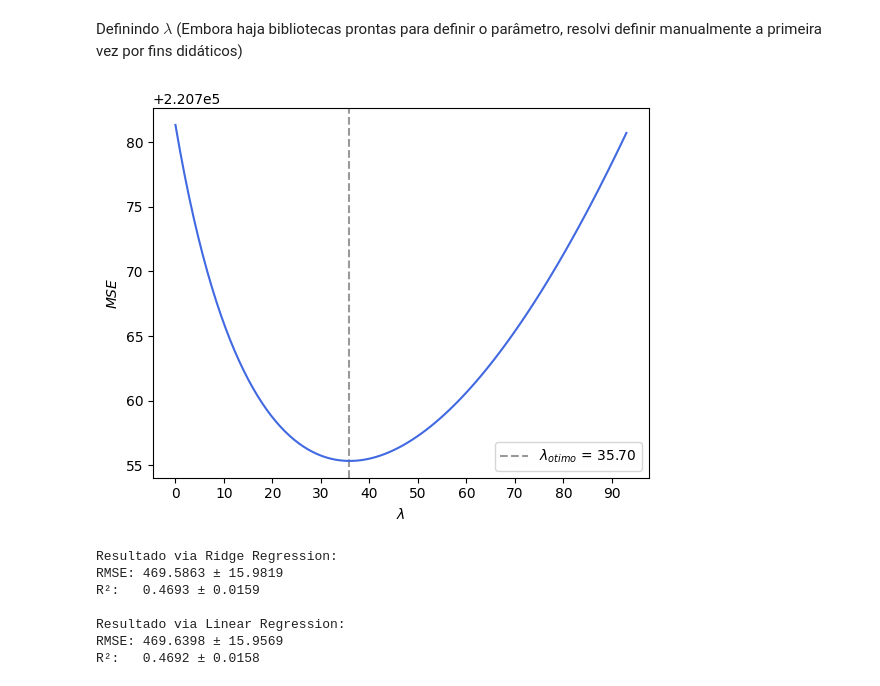
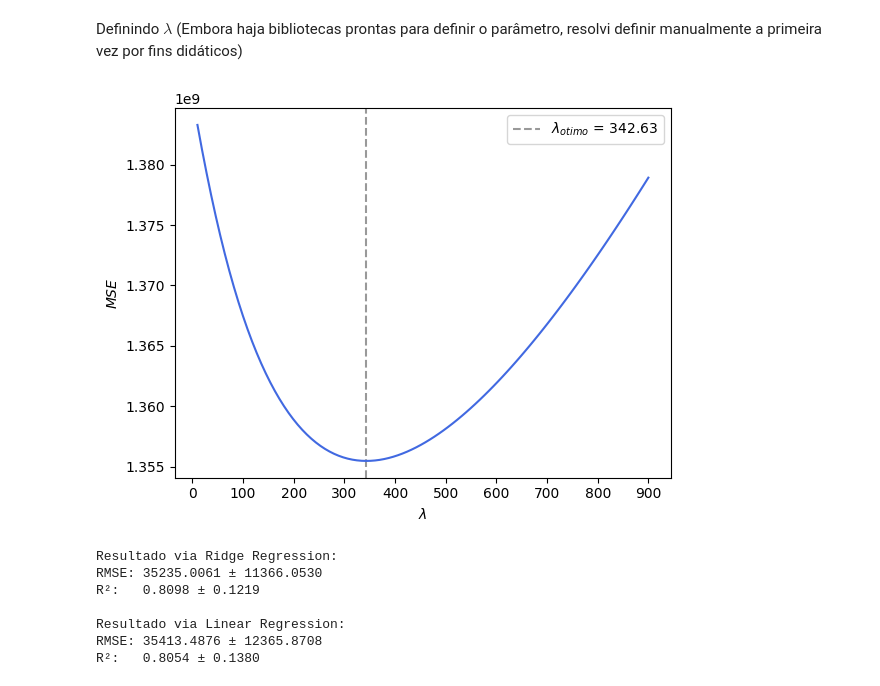
Before and after one commit to andrefsr/Estudos-em-Inteligencia-Artificial, a Jupyter notebook: 6 - Regularização (Ridge e Lasso)/ridge.ipynb, the cells around one changed output. Saved outputs shown, nothing was run; the diff lists cells and outputs as text; code cells hidden in the pictures.

```diff
--- a/6 - Regularização (Ridge e Lasso)/ridge.ipynb
+++ b/6 - Regularização (Ridge e Lasso)/ridge.ipynb
@@ -8,15 +8,16 @@ from sklearn.preprocessing import StandardScaler
 from sklearn.pipeline import Pipeline
 from sklearn.model_selection import KFold, cross_validate
 
-df = pd.read_csv('SeoulBikeData.csv')
+df = pd.read_csv('AmesHousing.csv')
 df = df.drop(columns=df.select_dtypes(include=object))
+df = df.dropna()
 
-X = df.drop(columns='Rented Bike Count')
-Y = df['Rented Bike Count']
+X = df.drop(columns='SalePrice')
+Y = df['SalePrice']
 # %% [markdown]
 Definindo $\lambda$ (Embora haja bibliotecas prontas para definir o parâmetro, resolvi definir manualmente a primeira vez por fins didáticos)
 # %%
-lamb = np.linspace(0,93,100)
+lamb = np.linspace(10,900,100)
 
 erros = []
 
@@ -34,17 +35,17 @@ for i in range(len(lamb)):
     erros.append(-mse['test_score'].mean())
 
 lamb_opm = lamb[np.argmin(erros)]
-
-plt.figure()
-plt.axvline(x=lamb_opm,ls='--',color='black',alpha=0.4, label = rf'$\lambda_{{otimo}}$ = {lamb_opm:.2f}')
-plt.plot(lamb,erros,color='royalblue')
-plt.ylabel(r'$MSE$')
-plt.xlabel(r'$\lambda$')
-plt.xticks(np.arange(0,91,10))
-plt.legend()
-plt.show()
-# %% [output]
-[figure, removed]
+# %%
+plt.figure()
+plt.axvline(x=lamb_opm,ls='--',color='black',alpha=0.4, label = rf'$\lambda_{{otimo}}$ = {lamb_opm:.2f}')
+plt.plot(lamb,erros,color='royalblue')
+plt.ylabel(r'$MSE$')
+plt.xlabel(r'$\lambda$')
+plt.xticks(np.arange(0,910,100))
+plt.legend()
+plt.show()
+# %% [output]
+[figure, added]
 # %%
 model = Pipeline([
     ('norm',StandardScaler()),
@@ -66,9 +67,7 @@ print('Resultado via Ridge Regression:')
 print(f'RMSE: {rmse.mean():.4f} ± {rmse.std():.4f}')
 print(f'R²:   {r2.mean():.4f} ± {r2.std():.4f}')
 
-
 ### COMPARANDO COM LEAST SQUARES
-
 
 model = Pipeline([
     #('norm',StandardScaler()),
@@ -91,12 +90,12 @@ print(f'RMSE: {rmse.mean():.4f} ± {rmse.std():.4f}')
 print(f'R²:   {r2.mean():.4f} ± {r2.std():.4f}')
 # %% [output]
 Resultado via Ridge Regression:
-RMSE: 469.5863 ± 15.9819
-R²:   0.4693 ± 0.0159
+RMSE: 35235.0061 ± 11366.0530
+R²:   0.8098 ± 0.1219
 
 Resultado via Linear Regression:
-RMSE: 469.6398 ± 15.9569
-R²:   0.4692 ± 0.0158
+RMSE: 35413.4876 ± 12365.8708
+R²:   0.8054 ± 0.1380
 # %%
 ols = LinearRegression()
 ridge = Ridge(alpha=lamb_opm)
```
Also changed, not shown: parts of 3 cells of this notebook, 9 other files.
